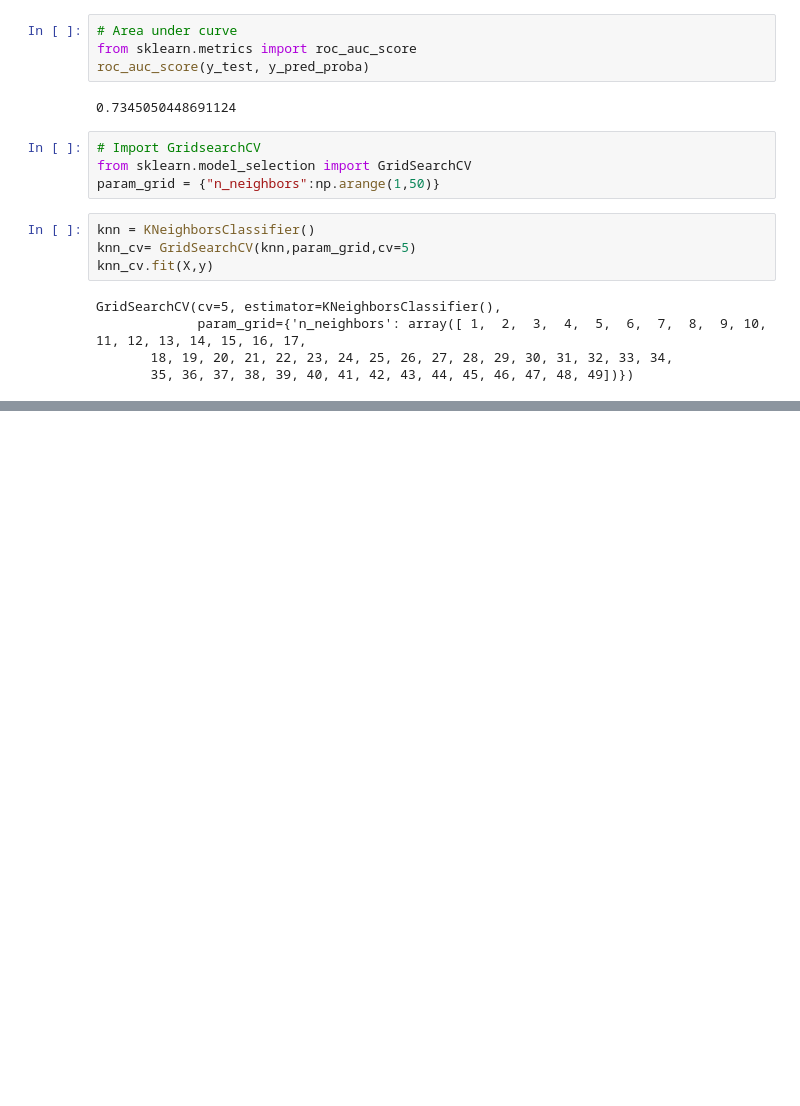
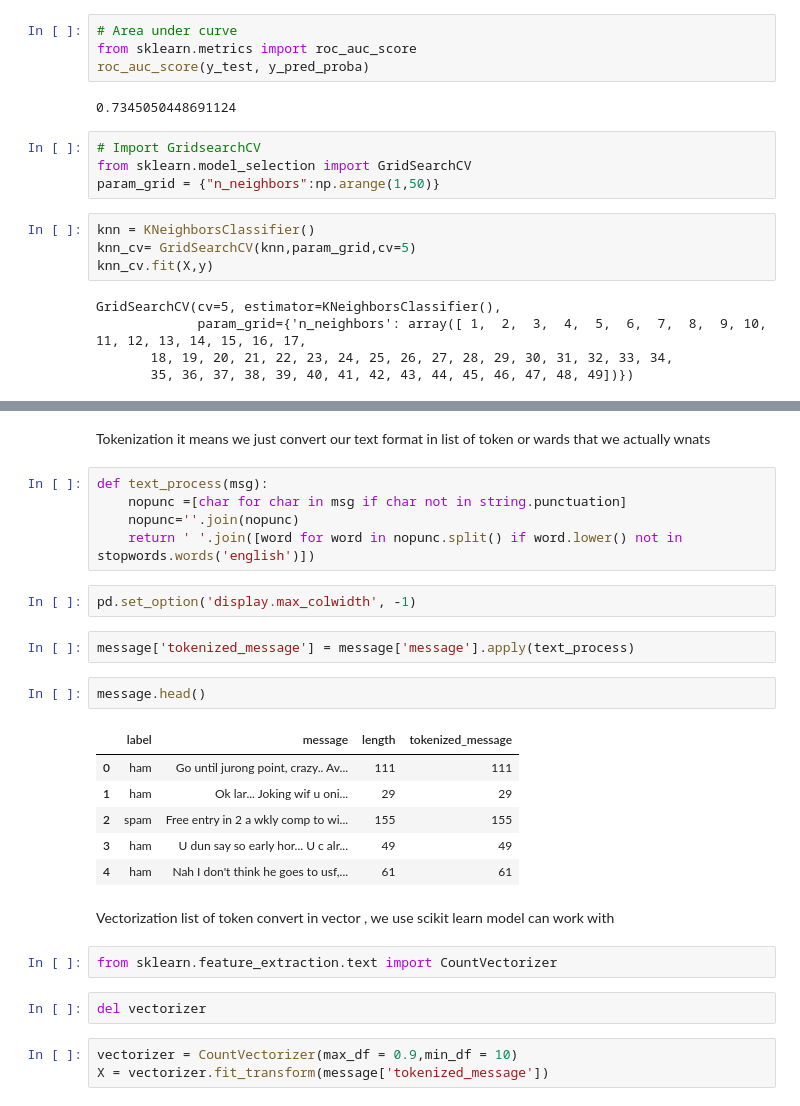
Before and after one commit to machave11/Supervised-Algorithms-practice, a Jupyter notebook: Supervised_Algorithms_Practice.ipynb, the cells around one changed output, grey strips where cells are left out. Cells and saved outputs as stored; diff of their text form; blank space fills up the shorter version.

```diff
--- a/Supervised_Algorithms_Practice.ipynb
+++ b/Supervised_Algorithms_Practice.ipynb
@@ -120,0 +264,31 @@ GridSearchCV(cv=5, estimator=KNeighborsClassifier(),
+# %% [markdown]
+Tokenization
+it means we just convert our text format in list of token or wards that we actually wnats
+# %%
+def text_process(msg):
+    nopunc =[char for char in msg if char not in string.punctuation]
+    nopunc=''.join(nopunc)
+    return ' '.join([word for word in nopunc.split() if word.lower() not in stopwords.words('english')])
+# %%
+pd.set_option('display.max_colwidth', -1)
+# %%
+message['tokenized_message'] = message['message'].apply(text_process)
+# %%
+message.head()
+# %% [output]
+|  | label | message | length | tokenized_message |
+| 0 | ham | Go until jurong point, crazy.. Av... | 111 | 111 |
+| 1 | ham | Ok lar... Joking wif u oni... | 29 | 29 |
+| 2 | spam | Free entry in 2 a wkly comp to wi... | 155 | 155 |
+| 3 | ham | U dun say so early hor... U c alr... | 49 | 49 |
+| 4 | ham | Nah I don't think he goes to usf,... | 61 | 61 |
+# %% [markdown]
+Vectorization
+list of token convert in vector ,  we use scikit learn model can work with
+# %%
+from sklearn.feature_extraction.text import CountVectorizer
+# %%
+del vectorizer
+# %%
+vectorizer = CountVectorizer(max_df = 0.9,min_df = 10)
+X = vectorizer.fit_transform(message['tokenized_message'])
```
Also changed, not shown: parts of 39 cells of this notebook.
